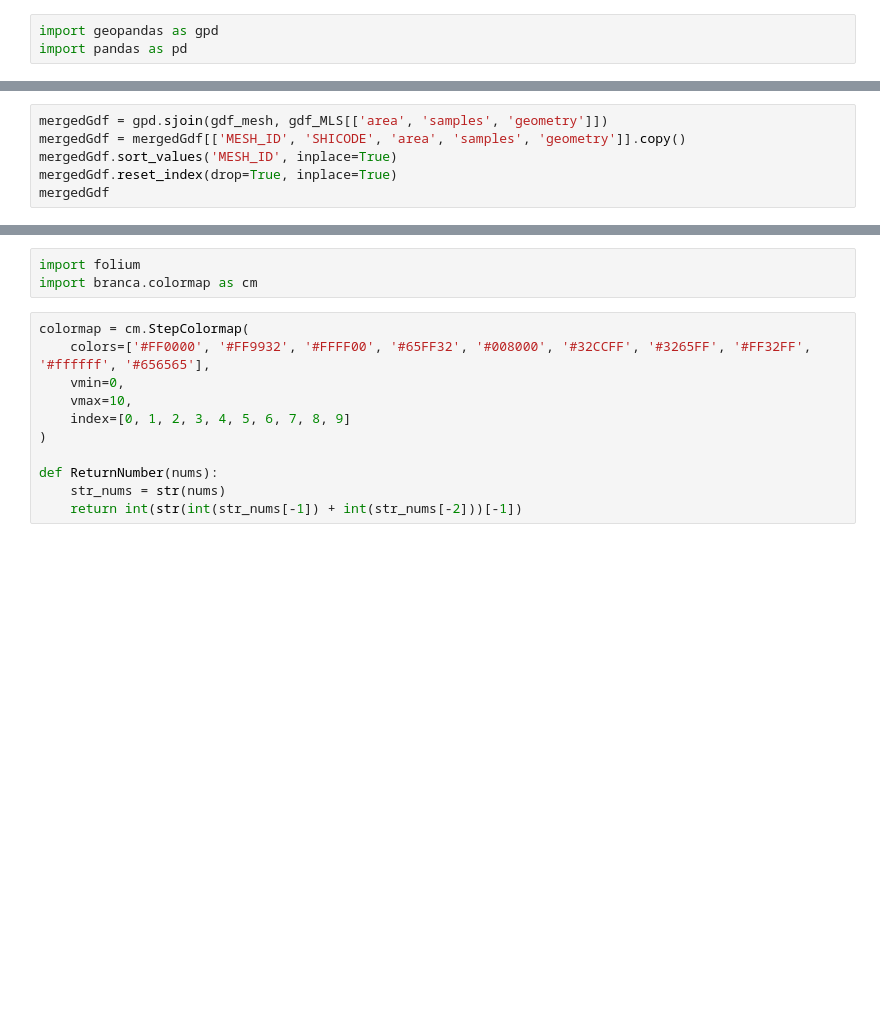
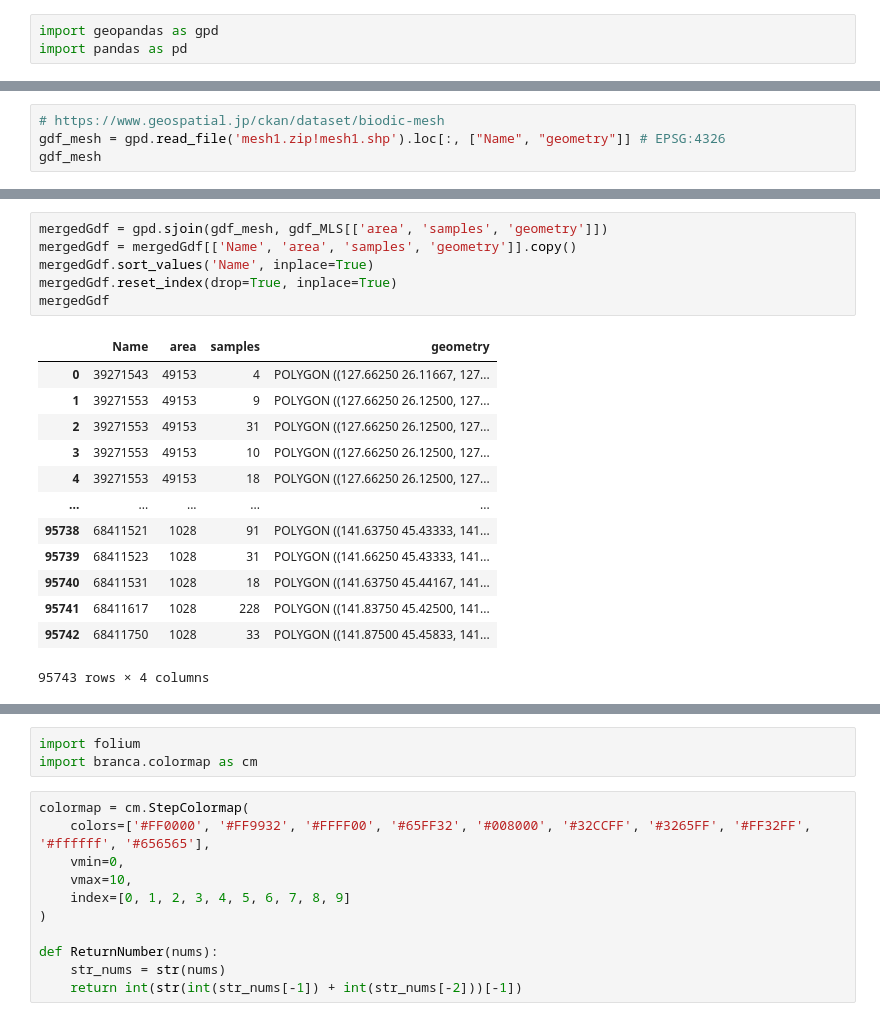
Before and after one commit to denpayanara/TAC-Rakuten, a Jupyter notebook: mesh2.ipynb, the cells around one changed output, grey strips where cells are left out. Drawn from its saved outputs; the diff is of its cells as text; blank space fills up the shorter version.

```diff
--- a/mesh2.ipynb
+++ b/mesh2.ipynb
@@ -6,0 +4,4 @@ gdf_mesh
+# %%
+# https://www.geospatial.jp/ckan/dataset/biodic-mesh
+gdf_mesh = gpd.read_file('mesh1.zip!mesh1.shp').loc[:, ["Name", "geometry"]] # EPSG:4326
+gdf_mesh
@@ -35,8 +99,22 @@ gdf_mesh = gdf_mesh.to_crs(epsg=6668)
 # %%
 mergedGdf = gpd.sjoin(gdf_mesh, gdf_MLS[['area', 'samples', 'geometry']])
-mergedGdf = mergedGdf[['MESH_ID', 'SHICODE', 'area', 'samples', 'geometry']].copy()
-mergedGdf.sort_values('MESH_ID', inplace=True)
+mergedGdf = mergedGdf[['Name', 'area', 'samples', 'geometry']].copy()
+mergedGdf.sort_values('Name', inplace=True)
 mergedGdf.reset_index(drop=True, inplace=True)
 mergedGdf
+# %% [output]
+|  | Name | area | samples | geometry |
+| 0 | 39271543 | 49153 | 4 | POLYGON ((127.66250 26.11667, 127... |
+| 1 | 39271553 | 49153 | 9 | POLYGON ((127.66250 26.12500, 127... |
+| 2 | 39271553 | 49153 | 31 | POLYGON ((127.66250 26.12500, 127... |
+| 3 | 39271553 | 49153 | 10 | POLYGON ((127.66250 26.12500, 127... |
+| 4 | 39271553 | 49153 | 18 | POLYGON ((127.66250 26.12500, 127... |
+| ... | ... | ... | ... | ... |
+| 95738 | 68411521 | 1028 | 91 | POLYGON ((141.63750 45.43333, 141... |
+| 95739 | 68411523 | 1028 | 31 | POLYGON ((141.66250 45.43333, 141... |
+| 95740 | 68411531 | 1028 | 18 | POLYGON ((141.63750 45.44167, 141... |
+| 95741 | 68411617 | 1028 | 228 | POLYGON ((141.83750 45.42500, 141... |
+| 95742 | 68411750 | 1028 | 33 | POLYGON ((141.87500 45.45833, 141... |
+95743 rows × 4 columns
 # %%
 df0 = pd.DataFrame(mergedGdf)
```
Also changed, not shown: parts of 15 cells of this notebook.
